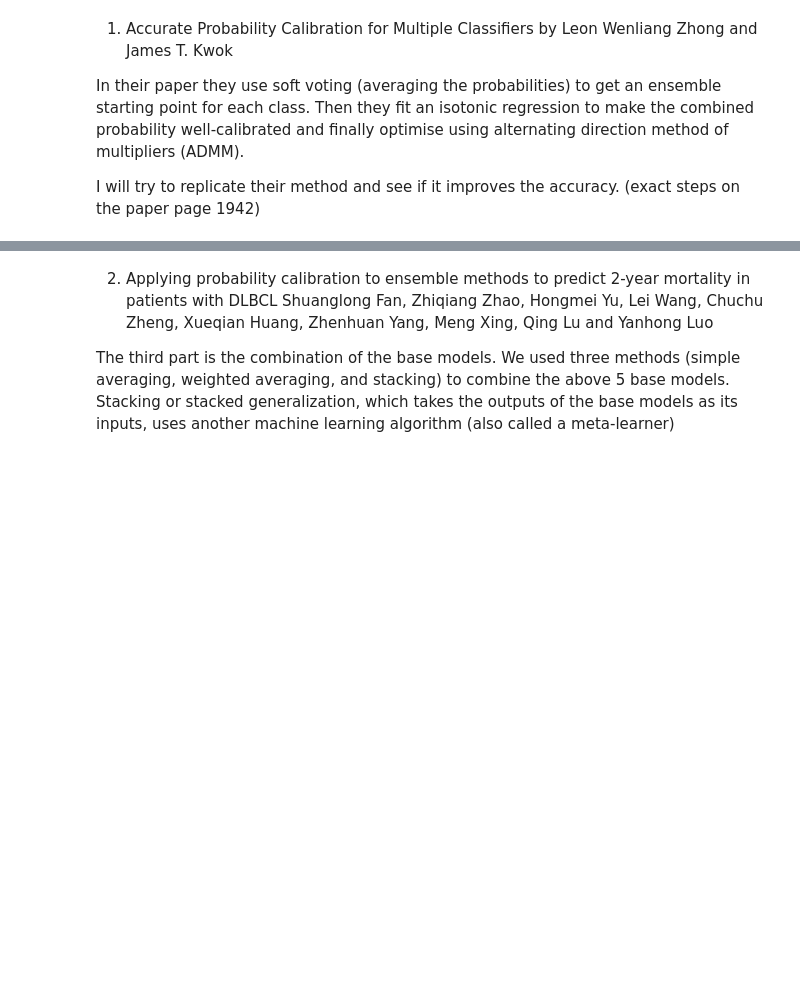
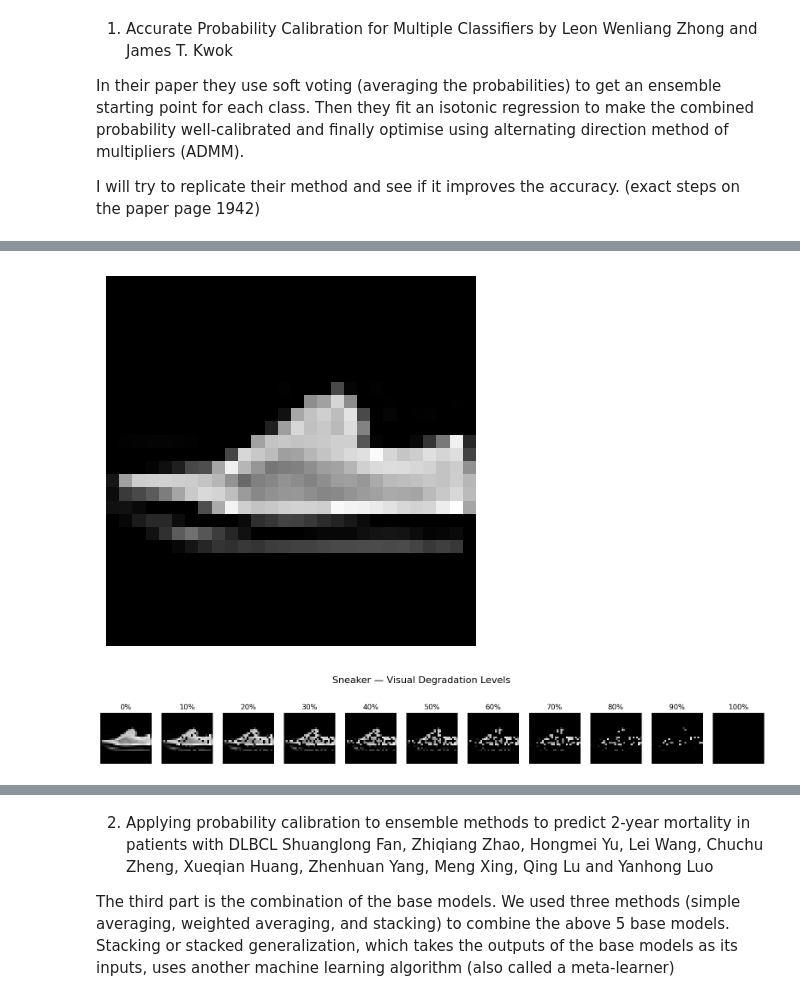
Before and after one commit to sssabere/Project_in_DataScience_Bayesian_DeepNeuralNetwork, a Jupyter notebook: Combine_CNN_BLR_ioanna.ipynb, the cells around one changed output, grey strips where cells are left out. Drawn from its saved outputs; the diff is of its cells as text; code cells hidden in the pictures; blank space fills up the shorter version.

```diff
--- a/Combine_CNN_BLR_ioanna.ipynb
+++ b/Combine_CNN_BLR_ioanna.ipynb
@@ -385,0 +388,65 @@ plt.show()
+# %%
+# one random image form the dataset
+fashion_train_df = pd.read_csv('data_copy/raw/fashion-mnist-train.csv')
+random_row = fashion_train_df.sample(1, random_state=2).iloc[0]
+pixels = random_row.iloc[1:].to_numpy().reshape(28, 28)
+
+plt.imshow(pixels, cmap='gray')
+plt.axis('off')
+plt.show()
+# %% [output]
+[figure, added]
+# %%
+import matplotlib.pyplot as plt
+import pandas as pd
+import numpy as np
+
+label_map = {
+    0: "T-shirt/top",
+    1: "Trouser",
+    2: "Pullover",
+    3: "Dress",
+    4: "Coat",
+    5: "Sandal",
+    6: "Shirt",
+    7: "Sneaker",
+    8: "Bag",
+    9: "Ankle boot"
+}
+
+# A function for one pixel dropout
+def degrade_image(image, dropout_ratio, hidden_value=0):
+    img = image.copy().reshape(-1)
+    n_pixels = img.size
+    n_hide = int(n_pixels * dropout_ratio)
+
+    np.random.seed(42)
+    hide_idx = np.random.choice(n_pixels, n_hide, replace=False)
+    img[hide_idx] = hidden_value
+
+    return img.reshape(28, 28)
+
+
+# Load image from dataframe exakctly as above
+fashion_train_df = pd.read_csv('data_copy/raw/fashion-mnist-train.csv')
+random_row = fashion_train_df.sample(1, random_state=42).iloc[0]
+
+label = random_row.iloc[0]
+label_name = label_map[int(label)] # mapping the label numbers to their names
+image = random_row.iloc[1:].to_numpy().reshape(28, 28)
+
+dropout_levels = [0,10,20,30,40,50,60,70,80,90,100]
+
+# Single row plot
+plt.figure(figsize=(20, 3))
+for i, d in enumerate(dropout_levels):
+    degraded = degrade_image(image, d/100)
+    plt.subplot(1, len(dropout_levels), i+1)
+    plt.imshow(degraded, cmap="gray")
+    plt.title(f"{d}%")
+    plt.axis("off")
+
+plt.suptitle(f"{label_name} — Visual Degradation Levels", fontsize=16)
+plt.show()
+# %% [output]
+[figure, added]
```
Also changed, not shown: parts of 15 cells of this notebook, 2 other files.
